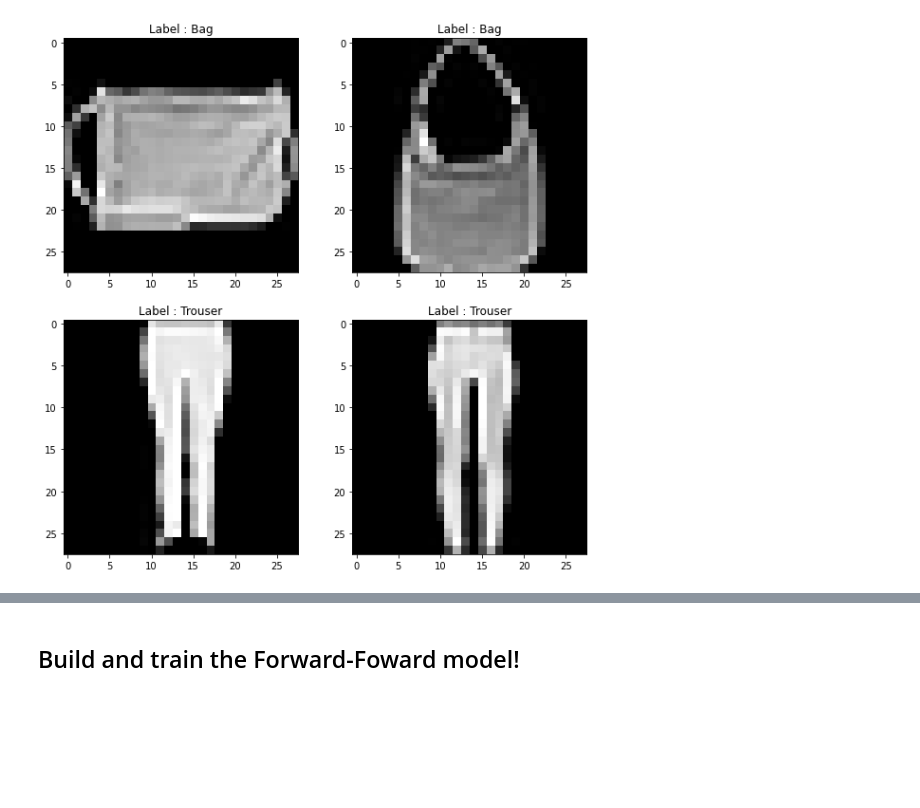
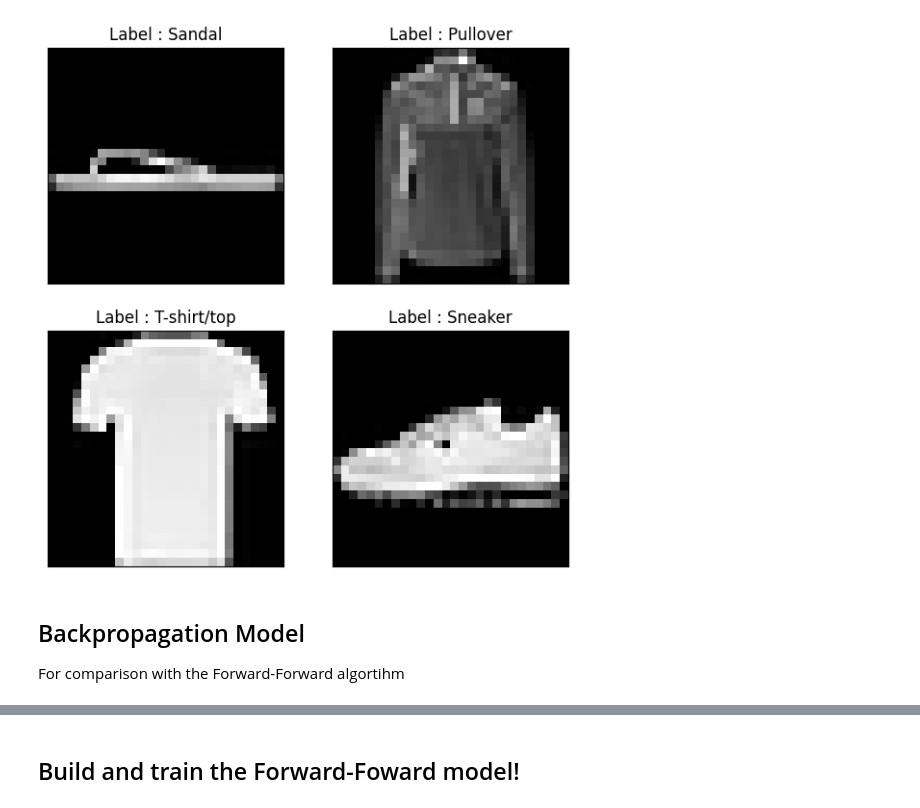
Before and after one commit to karencfisher/forward-forward, a Jupyter notebook: fashion_mnist.ipynb, the cells around one changed output, grey strips where cells are left out. Saved outputs shown, nothing was run; the diff lists cells and outputs as text; code cells hidden in the pictures; blank space fills up the shorter version.

```diff
--- a/fashion_mnist.ipynb
+++ b/fashion_mnist.ipynb
@@ -56,8 +33,8 @@ print(f'{x_train.shape[0]} training examples\n{x_test.shape[0]} testing examples
 train_dataset = Dataset.from_tensor_slices((x_train, y_train))
 test_dataset = Dataset.from_tensor_slices((x_test, y_test))
 
-train_dataset = train_dataset.batch(60000)
-test_dataset = test_dataset.batch(10000)
+train_dataset = train_dataset.batch(64)
+test_dataset = test_dataset.batch(64)
 
-utils.show_samples(x_train, y_train, 4, class_names)
+utils.show_samples(x_train, y_train, class_names)
 # %% [output]
@@ -72,3 +41,7 @@ Downloading data from https://storage.googleapis.com/tensorflow/tf-keras-dataset
 60000 training examples
 10000 testing examples
-[figure, old version]
+[figure, new version]
+# %% [markdown]
+## Backpropagation Model
+
+For comparison with the Forward-Forward algortihm
```
Also changed, not shown: parts of 30 cells of this notebook, 3 other files.
